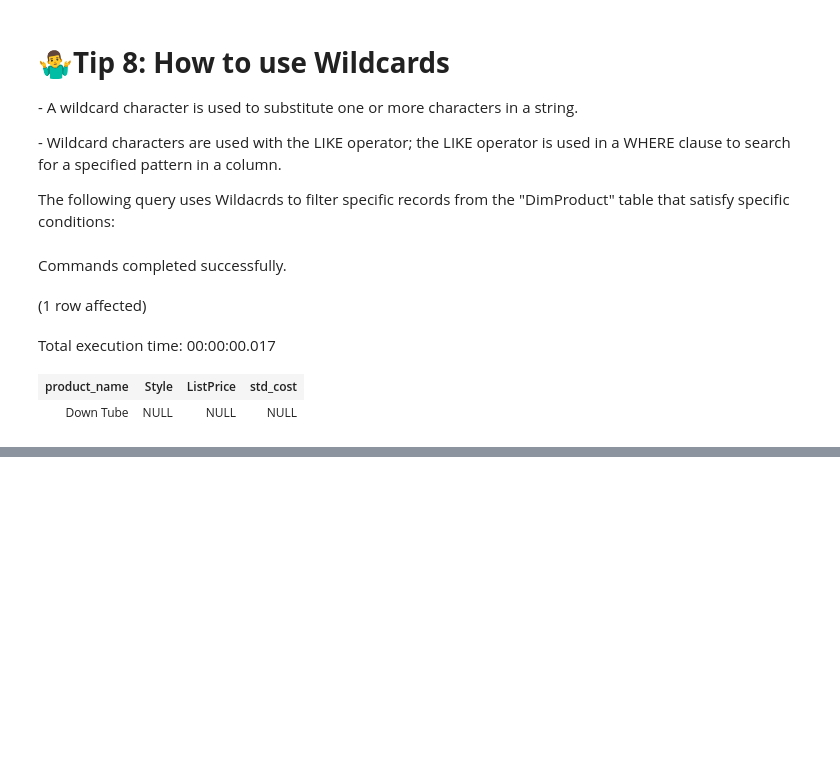
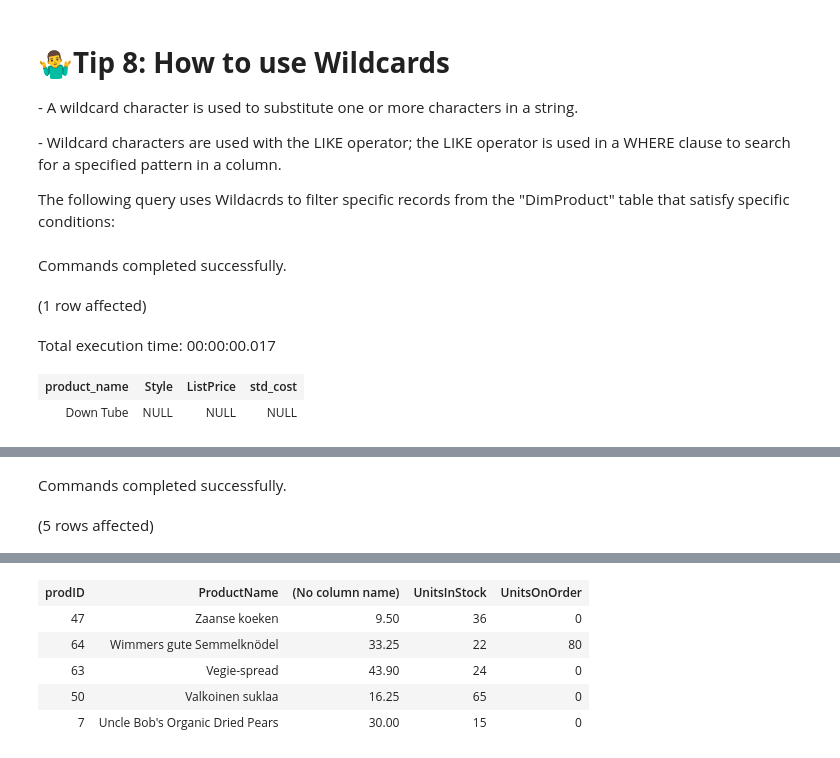
Before and after one commit to KCracks/KBIA_Portfolio, a Jupyter notebook: Kamani_SQL 25 Tips_Notebook.ipynb, the cells around one changed output, grey strips where cells are left out. Drawn from its saved outputs; the diff is of its cells as text; code cells hidden in the pictures; blank space fills up the shorter version.

```diff
--- a/Kamani_SQL 25 Tips_Notebook.ipynb
+++ b/Kamani_SQL 25 Tips_Notebook.ipynb
@@ -299,0 +349,22 @@ The following query uses the Order By clause to filter specific records from the
+# %%
+-- Example:
+USE Northwind_2023;
+GO
+
+SELECT Top 5 ProductID as 'prodID'
+      ,ProductName
+      ,AVG(UnitPrice)
+      ,UnitsInStock
+      ,UnitsOnOrder
+FROM dbo.Products
+WHERE UnitsInStock >= 5
+GROUP BY ProductID
+        ,ProductName
+        ,UnitsInStock
+        ,UnitsOnOrder
+HAVING COUNT(UnitsOnOrder) < 15
+ORDER BY ProductName DESC
+;
+# %% [output]
+Commands completed successfully.
+(5 rows affected)
@@ -299,0 +372,6 @@ The following query uses the Order By clause to filter specific records from the
+| prodID | ProductName | (No column name) | UnitsInStock | UnitsOnOrder |
+| 47 | Zaanse koeken | 9.50 | 36 | 0 |
+| 64 | Wimmers gute Semmelknödel | 33.25 | 22 | 80 |
+| 63 | Vegie-spread | 43.90 | 24 | 0 |
+| 50 | Valkoinen suklaa | 16.25 | 65 | 0 |
+| 7 | Uncle Bob's Organic Dried Pears | 30.00 | 15 | 0 |
```
Also changed, not shown: parts of 20 cells of this notebook.
